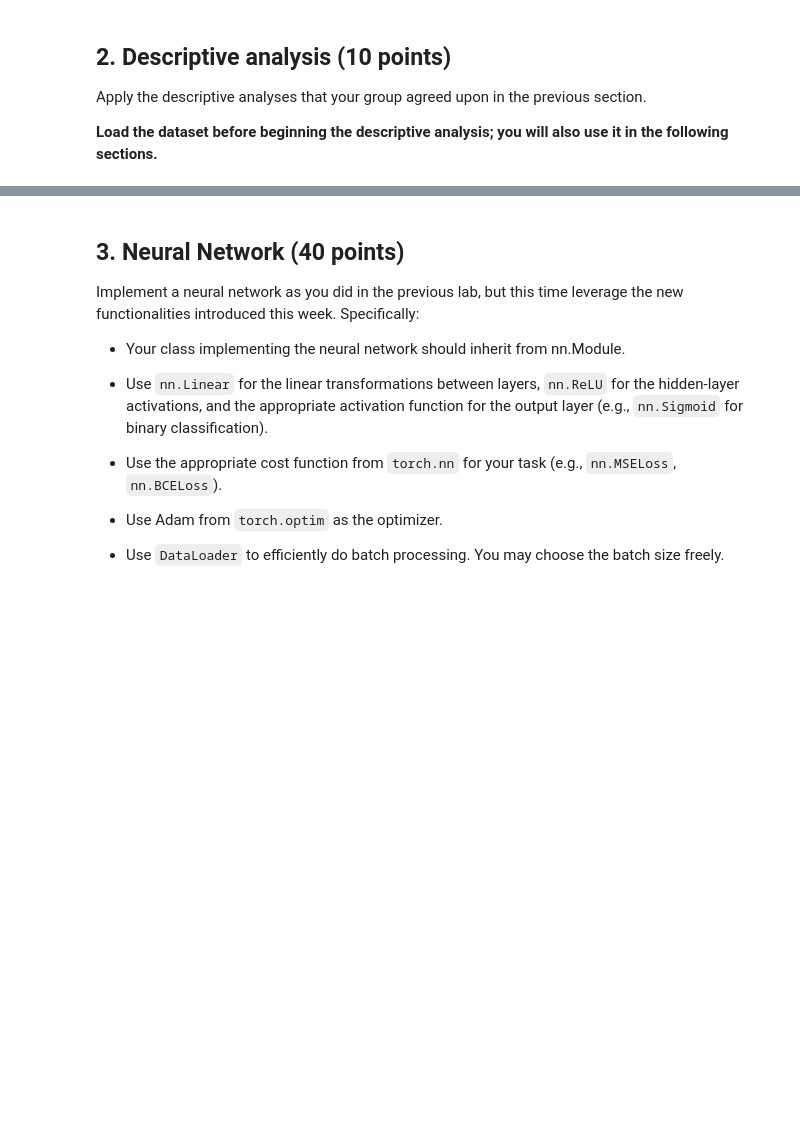
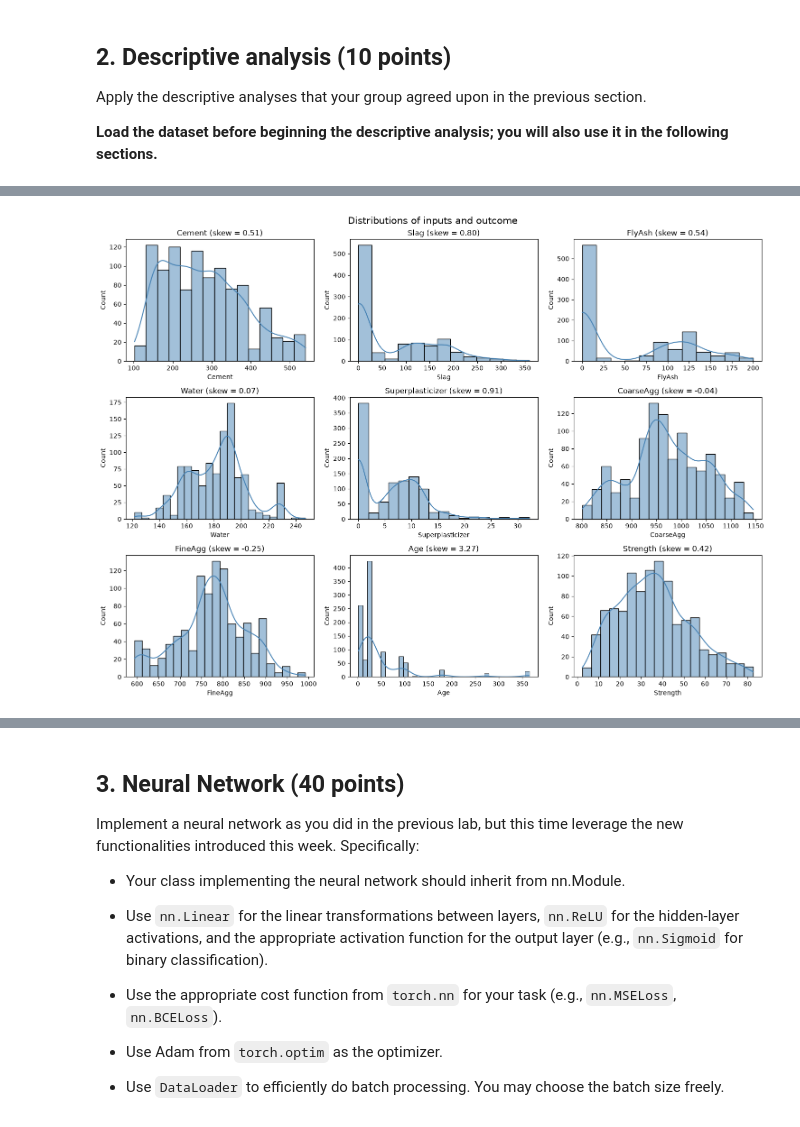
Before and after one commit to yxf9tv/05-neural-networks-real-data, a Jupyter notebook: 05-neural-networks-real-data.ipynb, the cells around one changed output, grey strips where cells are left out. Cells and saved outputs as stored; diff of their text form; code cells hidden in the pictures; blank space fills up the shorter version.

```diff
--- a/05-neural-networks-real-data.ipynb
+++ b/05-neural-networks-real-data.ipynb
@@ -64,4 +64,12 @@ Apply the descriptive analyses that your group agreed upon in the previous secti
 
 **Load the dataset before beginning the descriptive analysis; you will also use it in the following sections.**
 # %%
-# USE AS MANY CELLS AS NEEDED
+# Imports
+import pandas as pd
+import numpy as np
+import pandas as pd
+import matplotlib.pyplot as plt
+import seaborn as sns
+
+# Read in Dataset
+df = pd.read_excel('Concrete_Data.xls')
@@ -67,0 +114,7 @@ Apply the descriptive analyses that your group agreed upon in the previous secti
+# %%
+# Shorten column names for easier access
+df.columns = ["Cement", "Slag", "FlyAsh", "Water", "Superplasticizer",
+              "CoarseAgg", "FineAgg", "Age", "Strength"]
+features = df.columns[:-1].tolist()
+target = "Strength"
+df.head()
@@ -67,0 +128,11 @@ Apply the descriptive analyses that your group agreed upon in the previous secti
+# %%
+# Histograms (KDE) of all features and target variable
+fig, axes = plt.subplots(3, 3, figsize=(15, 11))
+for ax, col in zip(axes.flat, df.columns):
+    sns.histplot(df[col], kde=True, ax=ax, color="steelblue")
+    ax.set_title(f"{col} (skew = {df[col].skew():.2f})")
+plt.suptitle("Distributions of inputs and outcome", fontsize=15)
+plt.tight_layout()
+plt.show()
+# %% [output]
+[figure, added]
```
Also changed, not shown: parts of 7 cells of this notebook.
